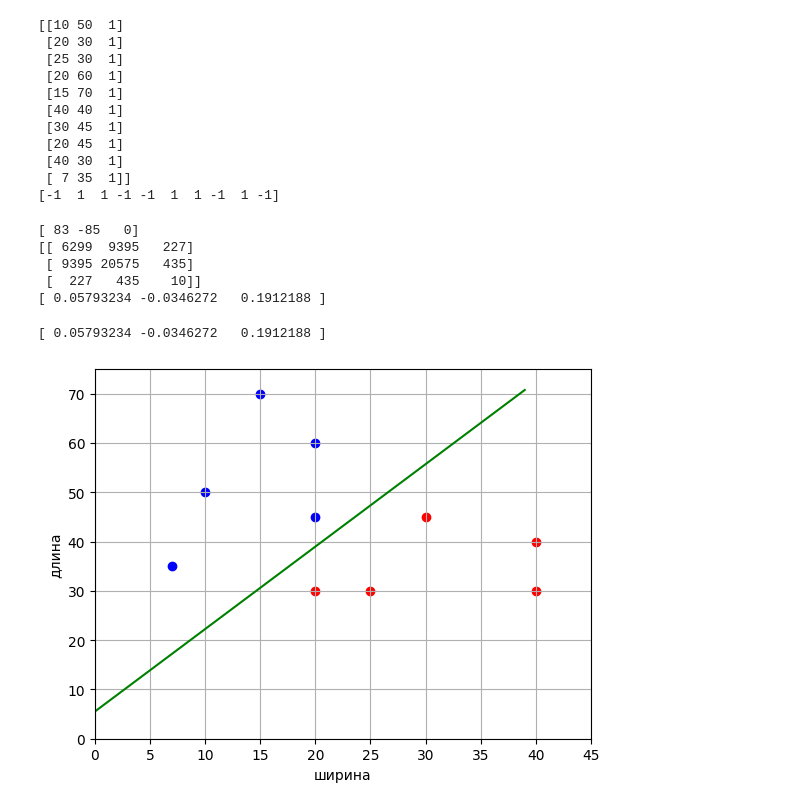
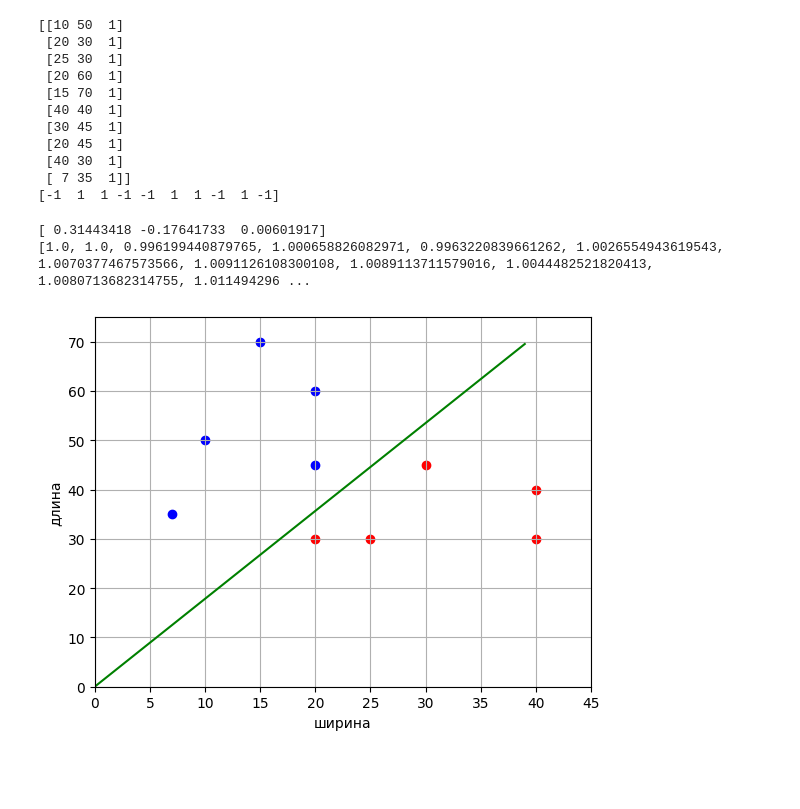
Before and after one commit to Sergey-Kiselev-dev/ML_sem_pub, a Jupyter notebook: ML_04_selfedu_ml_09.ipynb, the cells around one changed output. Saved outputs shown, nothing was run; the diff lists cells and outputs as text; code cells hidden in the pictures; blank space fills up the shorter version.

```diff
--- a/ML_04_selfedu_ml_09.ipynb
+++ b/ML_04_selfedu_ml_09.ipynb
@@ -3,4 +3,14 @@
 # %%
 import numpy as np
 import matplotlib.pyplot as plt
+# %%
+# сигмоидная функция потерь
+def loss(w, x, y):
+    M = np.dot(w, x) * y
+    return 2 / (1 + np.exp(M))
+
+# производная сигмоидной функции потерь по вектору w
+def df(w, x, y):
+    M = np.dot(w, x) * y
+    return -2 * (1 + np.exp(M)) ** (-2) * np.exp(M) * x * y
 # %%
@@ -28,42 +39,44 @@ print(y_train)
  [40 30  1]
  [ 7 35  1]]
 [-1  1  1 -1 -1  1  1 -1  1 -1]
-# %%
-pt = np.sum([x * y for x, y in zip(x_train, y_train)], axis=0)
-xxt = np.sum([np.outer(x, x) for x in x_train], axis=0)
-w = np.dot(pt, np.linalg.inv(xxt))
-print(pt)
-print(xxt)
-print(w)
-# %% [output]
-[ 83 -85   0]
-[[ 6299  9395   227]
- [ 9395 20575   435]
- [  227   435    10]]
-[ 0.05793234 -0.0346272   0.1912188 ]
+# %%
+n_train = len(x_train)  # размер обучающей выборки
+w = [0.0, 0.0, 0.0]  # начальные весовые коэффициенты
+nt = 0.0005  # шаг сходимости SGD
+lm = 0.01  # скорость "забывания" для Q
+N = 500  # число итераций SGD
+
+Q = np.mean([loss(w, x, y) for x, y in zip(x_train, y_train)])  # показатель качества
+Q_plot = [Q]
+
+for i in range(N):
+    k = np.random.randint(0, n_train - 1)  # случайный индекс
+    ek = loss(w, x_train[k], y_train[k])  # вычисление потерь для выбранного вектора
+    w = w - nt * df(w, x_train[k], y_train[k])  # корректировка весов по SGD
+    Q = lm * ek + (1 - lm) * Q  # пересчет показателя качества
+    Q_plot.append(Q)
+
+print(w)
+print(Q_plot)
+# %% [output]
+[ 0.31443418 -0.17641733  0.00601917]
+[1.0, 1.0, 0.996199440879765, 1.000658826082971, 0.9963220839661262, 1.0026554943619543, 1.0070377467573566, 1.0091126108300108, 1.0089113711579016, 1.0044482521820413, 1.0080713682314755, 1.011494296 ...
 # %%
-line_x = list(range(max(x_train[:, 0])))    # формирование графика разделяющей линии
-# print(x_train)
-# print(x_train[:, 0])
-# print(line_x[2])
-print(w)
-# line_y = [-x * w[0]/w[1] - w[2]/w[1] for x in line_x]
-# line_y = [-line_x[i] * w[0]/w[1] - w[2]/w[1] for i in range(len(line_x)) ]
-line_y = [-line_x[i] * w[0]/w[1] - w[2]/w[1] for i in range(len(line_x)) ]
+line_x = list(range(max(x_train[:, 0])))  # формирование графика разделяющей линии
+line_y = [-x * w[0] / w[1] - w[2] / w[1] for x in line_x]
 
-x_0 = x_train[y_train == 1]                 # формирование точек для 1-го
-x_1 = x_train[y_train == -1]                # и 2-го классов
+x_0 = x_train[y_train == 1]  # формирование точек для 1-го
+x_1 = x_train[y_train == -1]  # и 2-го классов
 
 plt.scatter(x_0[:, 0], x_0[:, 1], color='red')
 plt.scatter(x_1[:, 0], x_1[:, 1], color='blue')
 plt.plot(line_x, line_y, color='green')
 
 plt.xlim([0, 45])
 plt.ylim([0, 75])
 plt.ylabel("длина")
 plt.xlabel("ширина")
 plt.grid(True)
 plt.show()
 # %% [output]
-[ 0.05793234 -0.0346272   0.1912188 ]
-[figure, old version]
+[figure, new version]
```
Also changed, not shown: parts of 2 cells of this notebook.
